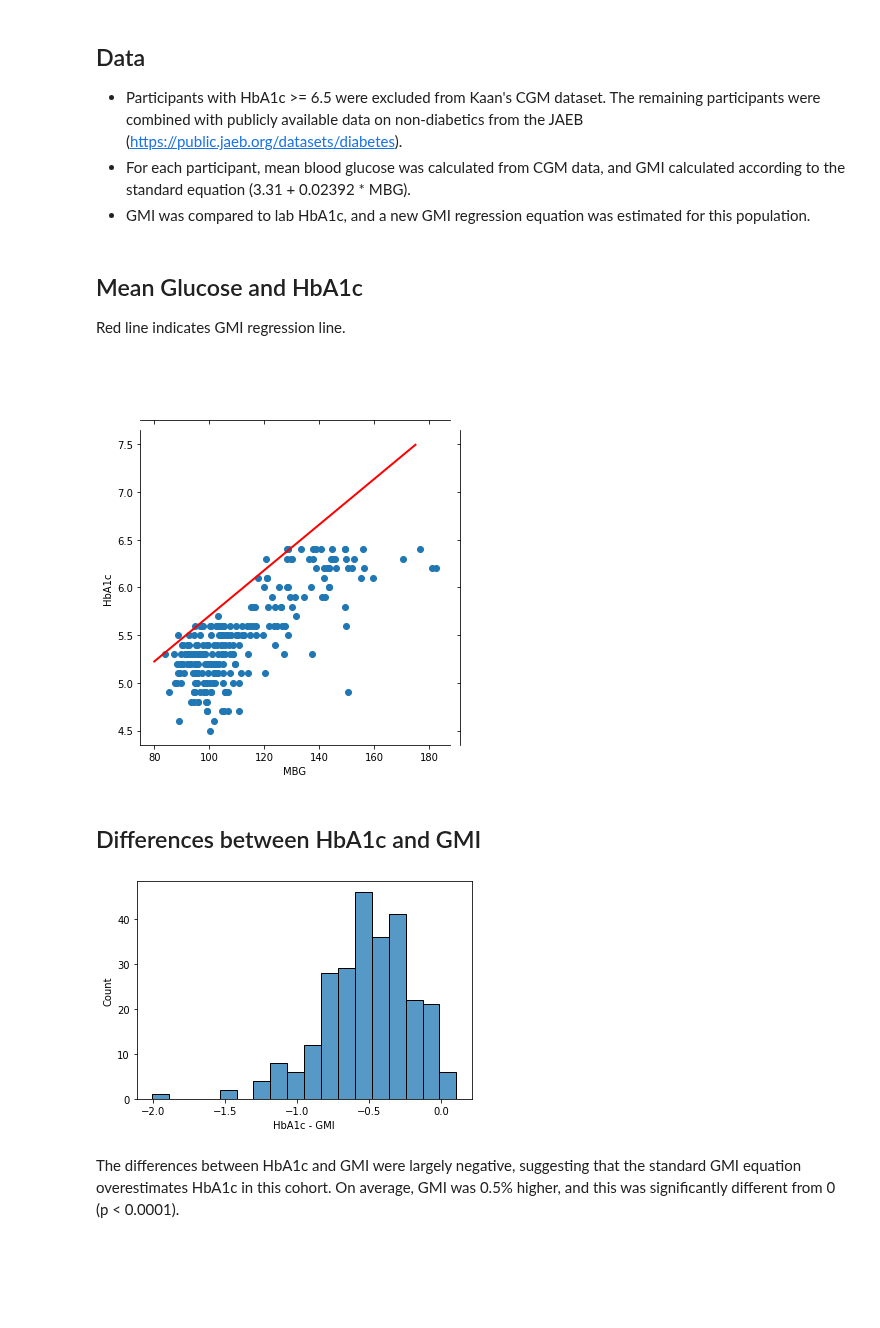
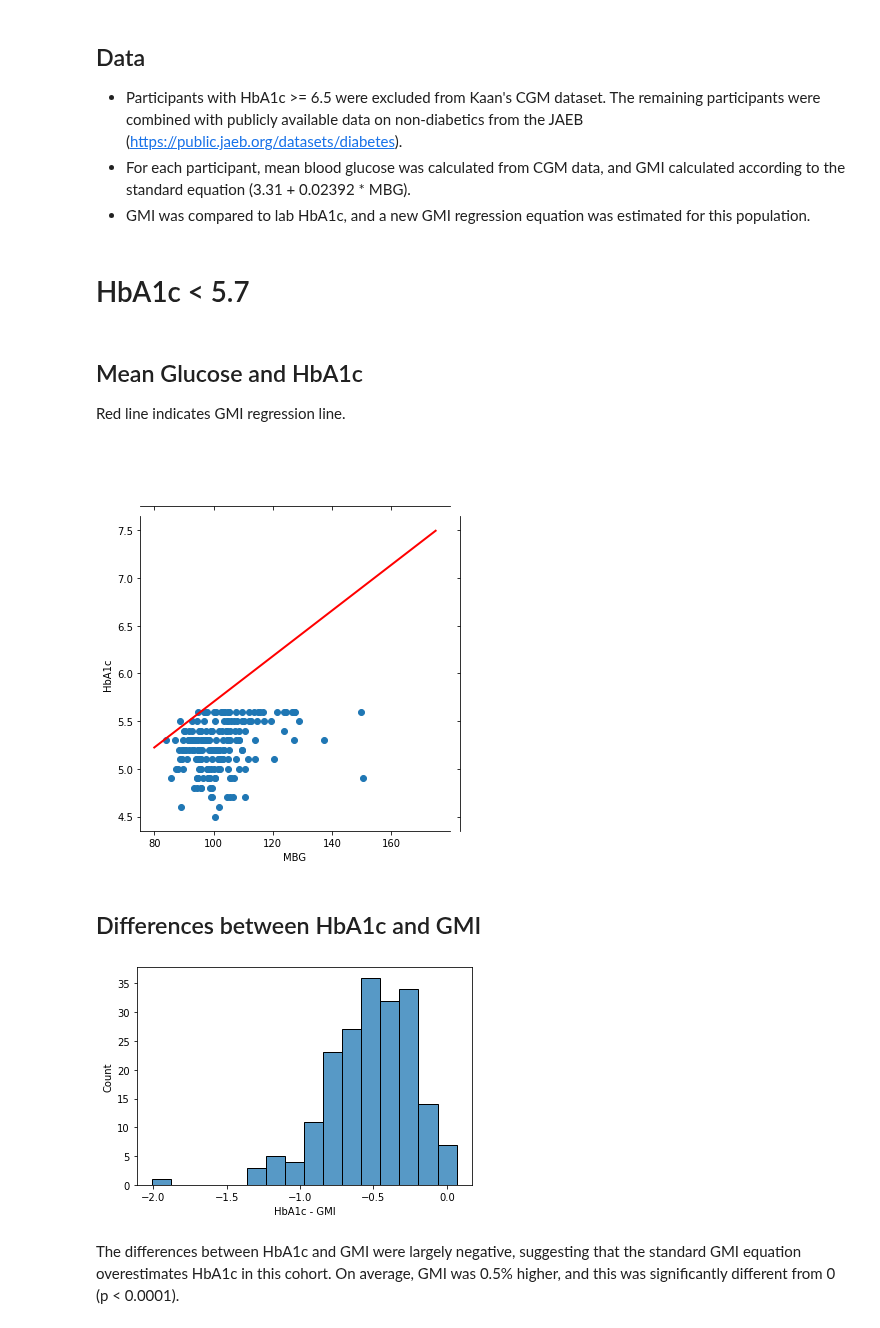
Before and after one commit to childhealthbiostatscore/BDC-Code, a Jupyter notebook: Viral Shah/ADA 2022/shah_ada_2022.ipynb, the cells around one changed output. Drawn from its saved outputs; the diff is of its cells as text; code cells hidden in the pictures; blank space fills up the shorter version.

```diff
--- a/Viral Shah/ADA 2022/shah_ada_2022.ipynb
+++ b/Viral Shah/ADA 2022/shah_ada_2022.ipynb
@@ -44,20 +45,25 @@ df = pd.concat([df,mean_bgs])
 df["GMI"] = [3.31 + 0.02392*m for m in df["MBG"]]
 df["Diff"] = df["HbA1c"] - df["GMI"]
 df.reset_index(inplace=True)
+# Split by HbA1c < 5.7 and 5.7 - 6.5
+nondiab = df[df['HbA1c'] < 5.7]
+prediab = df[(df['HbA1c'] >= 5.7) & (df['HbA1c'] <6.5)]
+# %% [markdown]
+# HbA1c < 5.7
 # %% [markdown]
 ## Mean Glucose and HbA1c
 Red line indicates GMI regression line.
 # %%
-grid = sns.JointGrid(x=df["MBG"],y=df["HbA1c"])
+grid = sns.JointGrid(x=nondiab["MBG"],y=nondiab["HbA1c"])
 grid.plot_joint(plt.scatter)
 plt.plot([80,175],[5.2236,7.496], linewidth=2, color = "r");
 # %% [output]
-[figure, old version]
+[figure, new version]
 # %% [markdown]
 ## Differences between HbA1c and GMI
 # %%
-sns.histplot(data=df, x="Diff")
+sns.histplot(data=nondiab, x="Diff")
 plt.xlabel("HbA1c - GMI");
 # %% [output]
-[figure, old version]
+[figure, new version]
 # %%
```
Also changed, not shown: parts of 14 cells of this notebook, 1 other file.
